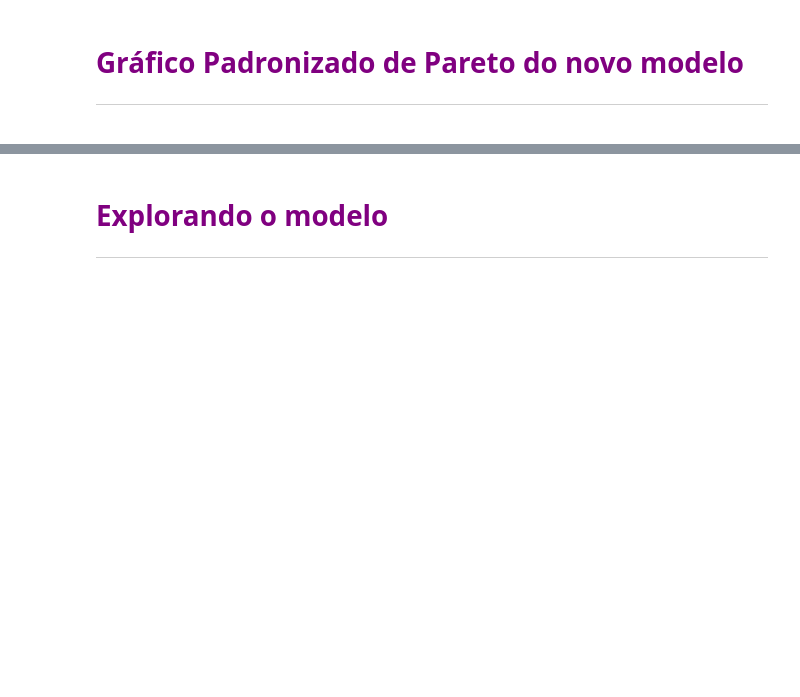
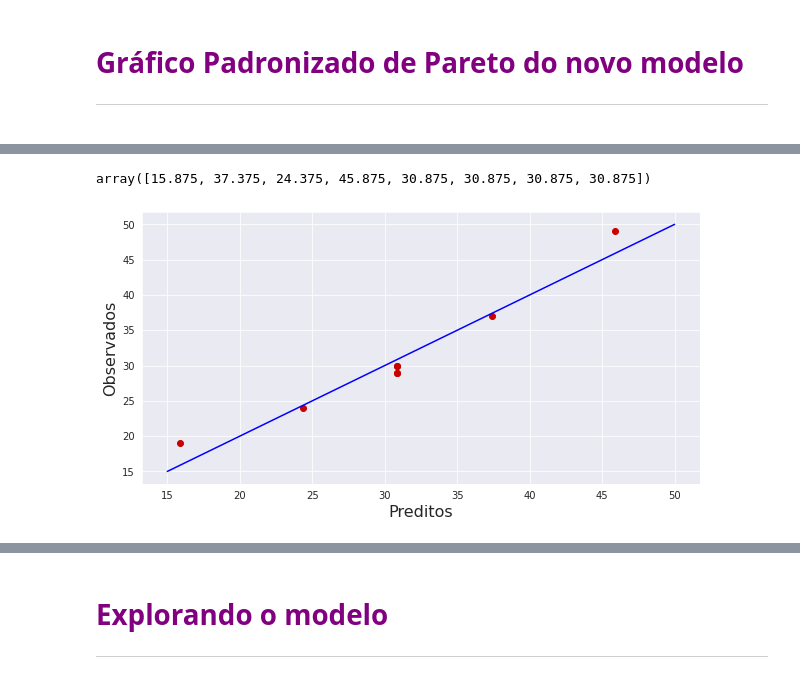
Before and after one commit to LilianeAquino/notebooks_cursos_alura, a Jupyter notebook: Introdução a experimentação/Planejamento_experimentos_aula.ipynb, the cells around one changed output, grey strips where cells are left out. Drawn from its saved outputs; the diff is of its cells as text; code cells hidden in the pictures; blank space fills up the shorter version.

```diff
--- a/Introdução a experimentação/Planejamento_experimentos_aula.ipynb
+++ b/Introdução a experimentação/Planejamento_experimentos_aula.ipynb
@@ -312,0 +372,3 @@ Warnings:
+# %%
+observados = experimento['Porcoes']
+observados
@@ -312,0 +385,20 @@ Warnings:
+# %%
+preditos = modelo_2.predict()
+preditos
+# %% [output]
+array([15.875, 37.375, 24.375, 45.875, 30.875, 30.875, 30.875, 30.875])
+# %%
+plt.figure(figsize=(10, 5))
+plt.xlabel('Preditos', fontsize=16)
+plt.ylabel('Observados', fontsize=16)
+
+#linha de guia
+x = np.linspace(start=15, stop=50, num=10)
+y = np.linspace(start=15, stop=50, num=10)
+
+plt.plot(x, y, 'b')
+plt.scatter(preditos, observados)
+
+plt.show()
+# %% [output]
+[figure, added]
```
Also changed, not shown: parts of 44 cells of this notebook.
